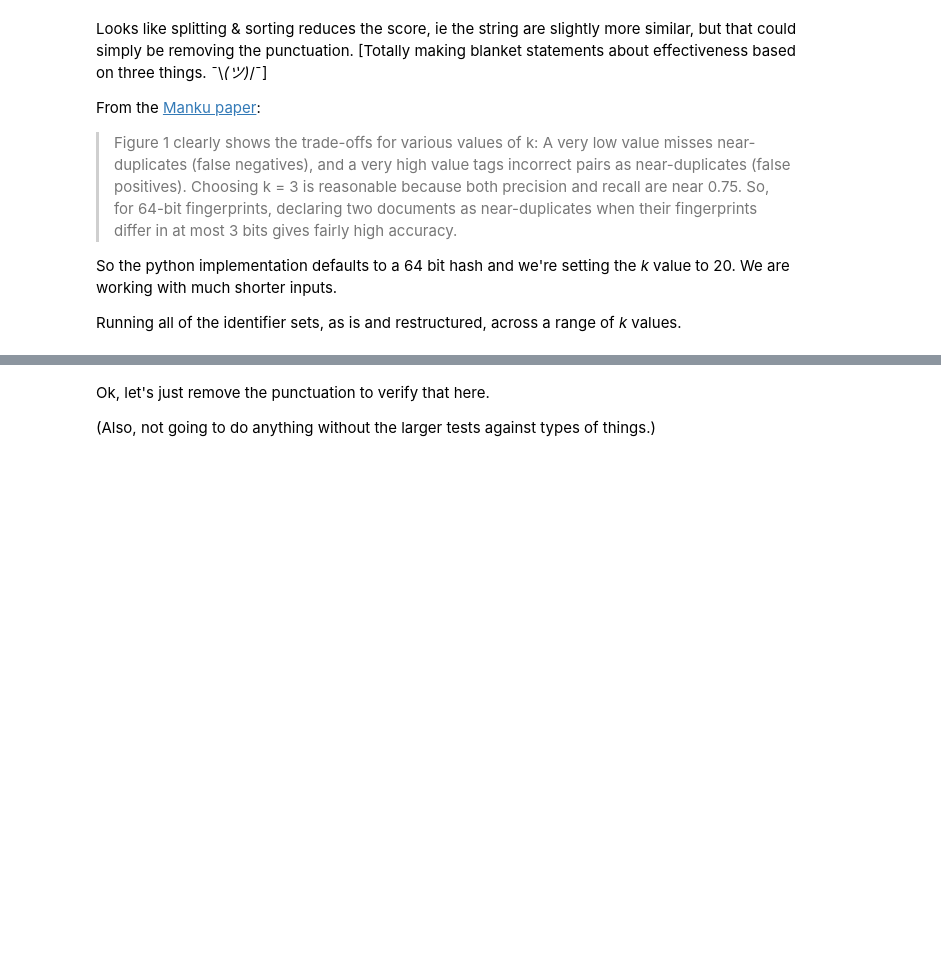
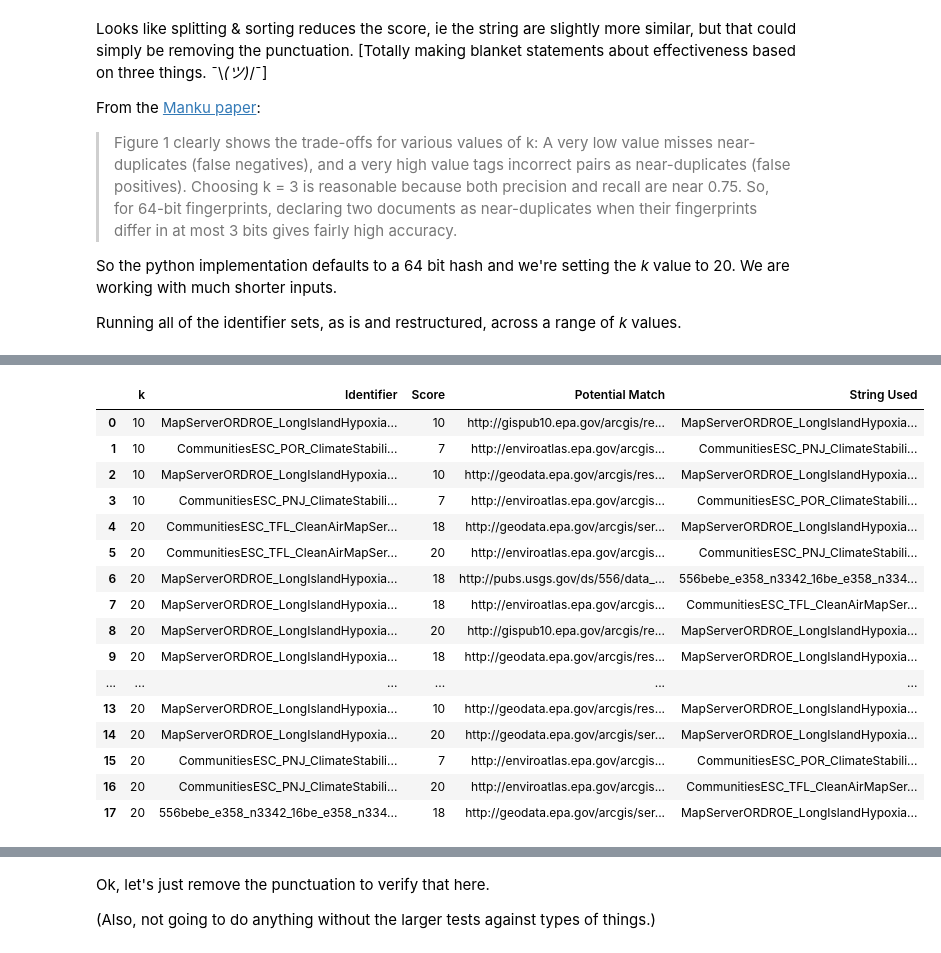
Before and after one commit to b-cube/Response-Identification-Info, a Jupyter notebook: notebooks/Analysis - Duplicate Detection.ipynb, the cells around one changed output, grey strips where cells are left out. Drawn from its saved outputs; the diff is of its cells as text; code cells hidden in the pictures; blank space fills up the shorter version.

```diff
--- a/notebooks/Analysis - Duplicate Detection.ipynb
+++ b/notebooks/Analysis - Duplicate Detection.ipynb
@@ -481,3 +535,18 @@ From the [Manku paper](http://www2007.cpsc.ucalgary.ca/papers/paper215.pdf):
 So the python implementation defaults to a 64 bit hash and we're setting the *k* value to 20. We are working with much shorter inputs.
 
 Running all of the identifier sets, as is and restructured, across a range of *k* values.
+# %%
+# with the mnemonic identifiers embedded in urls
+sorted_matches = []
+for k in k_values:
+    index = [(d, d, Simhash(d)) for  d in mnemonics]
+    dupes = evaluate_set(index, k=k)
+    for key, vals in dupes.iteritems():
+        for i, t, s in vals:
+            if i == key or int(s) == 0:
+                continue
+            sorted_matches.append([k, key, s, i])
+
+df = pd.DataFrame(sorted_matches, columns=['k', 'Identifier', 'Score', 'Potential Match'])
+with pd.option_context('display.max_colwidth', 500, 'display.max_rows', 100):
+    display(df)
@@ -483,0 +577,43 @@ Running all of the identifier sets, as is and restructured, across a range of *k
+# %%
+# sort and repack the mnemonics
+import re
+pttn = r'[:./]'
+
+sorted_mnemonics = []
+for d in mnemonics:
+    x = [s for s in re.split(pttn, d) if s]
+    x.sort()
+
+    sorted_mnemonics.append((d, ''.join(x)))
+
+sorted_matches = []
+for k in k_values[:-1]:
+    index = [(i, d, Simhash(d)) for  i, d in sorted_mnemonics]
+    dupes = evaluate_set(index, k=k)
+    for key, vals in dupes.iteritems():
+        for i, t, s in vals:
+            if i == key or int(s) == 0:
+                continue
+            sorted_matches.append([k, key, s, i, t])
+
+df = pd.DataFrame(sorted_matches, columns=['k', 'Identifier', 'Score', 'Potential Match', 'String Used'])
+with pd.option_context('display.max_colwidth', 150, 'display.max_rows', 100):
+    display(df)
+# %% [output]
+|  | k | Identifier | Score | Potential Match | String Used |
+| 0 | 10 | MapServerORDROE_LongIslandHypoxia... | 10 | http://gispub10.epa.gov/arcgis/re... | MapServerORDROE_LongIslandHypoxia... |
+| 1 | 10 | CommunitiesESC_POR_ClimateStabili... | 7 | http://enviroatlas.epa.gov/arcgis... | CommunitiesESC_PNJ_ClimateStabili... |
+| 2 | 10 | MapServerORDROE_LongIslandHypoxia... | 10 | http://geodata.epa.gov/arcgis/res... | MapServerORDROE_LongIslandHypoxia... |
+| 3 | 10 | CommunitiesESC_PNJ_ClimateStabili... | 7 | http://enviroatlas.epa.gov/arcgis... | CommunitiesESC_POR_ClimateStabili... |
+| 4 | 20 | CommunitiesESC_TFL_CleanAirMapSer... | 18 | http://geodata.epa.gov/arcgis/ser... | MapServerORDROE_LongIslandHypoxia... |
+| 5 | 20 | CommunitiesESC_TFL_CleanAirMapSer... | 20 | http://enviroatlas.epa.gov/arcgis... | CommunitiesESC_PNJ_ClimateStabili... |
+| 6 | 20 | MapServerORDROE_LongIslandHypoxia... | 18 | http://pubs.usgs.gov/ds/556/data_... | 556bebe_e358_n3342_16be_e358_n334... |
+| 7 | 20 | MapServerORDROE_LongIslandHypoxia... | 18 | http://enviroatlas.epa.gov/arcgis... | CommunitiesESC_TFL_CleanAirMapSer... |
+| 8 | 20 | MapServerORDROE_LongIslandHypoxia... | 20 | http://gispub10.epa.gov/arcgis/re... | MapServerORDROE_LongIslandHypoxia... |
+| 9 | 20 | MapServerORDROE_LongIslandHypoxia... | 18 | http://geodata.epa.gov/arcgis/res... | MapServerORDROE_LongIslandHypoxia... |
+| ... | ... | ... | ... | ... | ... |
+| 13 | 20 | MapServerORDROE_LongIslandHypoxia... | 10 | http://geodata.epa.gov/arcgis/res... | MapServerORDROE_LongIslandHypoxia... |
+| 14 | 20 | MapServerORDROE_LongIslandHypoxia... | 20 | http://geodata.epa.gov/arcgis/ser... | MapServerORDROE_LongIslandHypoxia... |
+| 15 | 20 | CommunitiesESC_PNJ_ClimateStabili... | 7 | http://enviroatlas.epa.gov/arcgis... | CommunitiesESC_POR_ClimateStabili... |
+| 16 | 20 | CommunitiesESC_PNJ_ClimateStabili... | 20 | http://enviroatlas.epa.gov/arcgis... | CommunitiesESC_TFL_CleanAirMapSer... |
+| 17 | 20 | 556bebe_e358_n3342_16be_e358_n334... | 18 | http://geodata.epa.gov/arcgis/ser... | MapServerORDROE_LongIslandHypoxia... |
```
Also changed, not shown: parts of 16 cells of this notebook, 1 other file.
